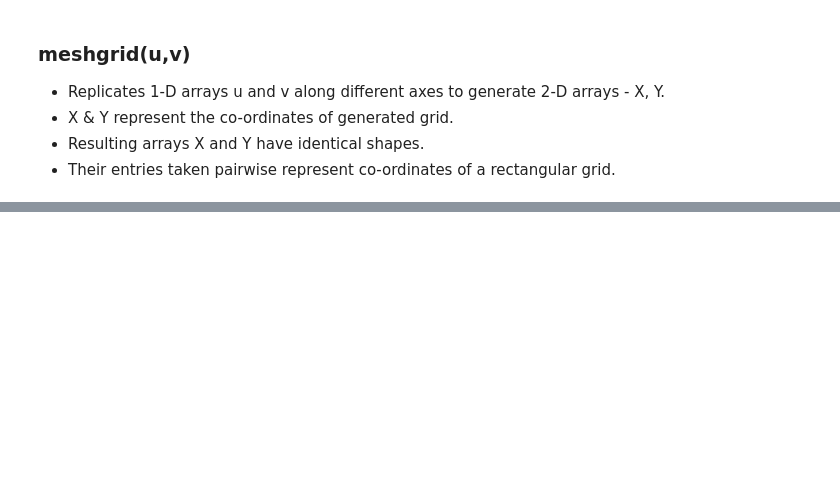
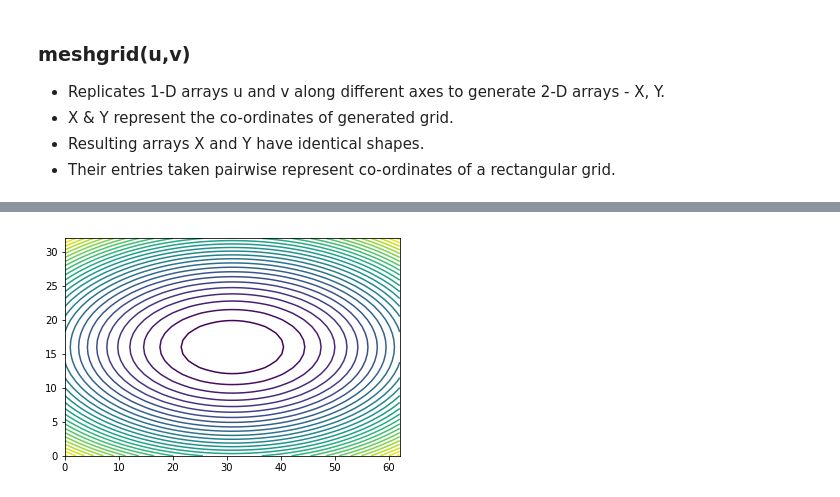
Before and after one commit to databaaz/av18, a Jupyter notebook: visualization.ipynb, the cells around one changed output, grey strips where cells are left out. Saved outputs shown, nothing was run; the diff lists cells and outputs as text; code cells hidden in the pictures; blank space fills up the shorter version.

```diff
--- a/visualization.ipynb
+++ b/visualization.ipynb
@@ -180,0 +220,5 @@ a,b
+# %%
+plt.contour(Z,30)
+plt.show()
+# %% [output]
+[figure, added]
```
Also changed, not shown: parts of 10 cells of this notebook.
